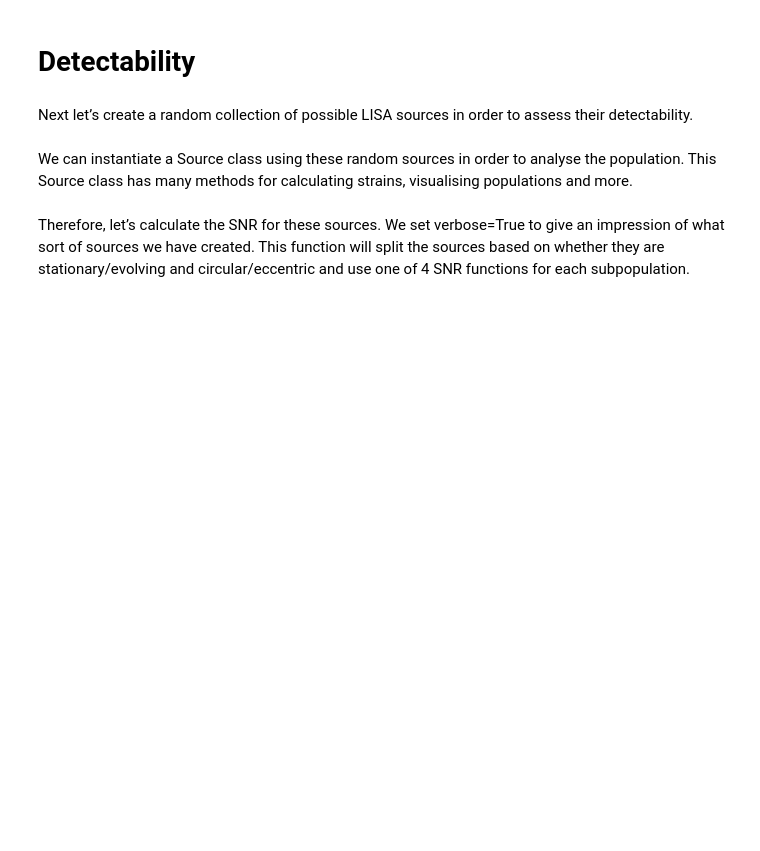
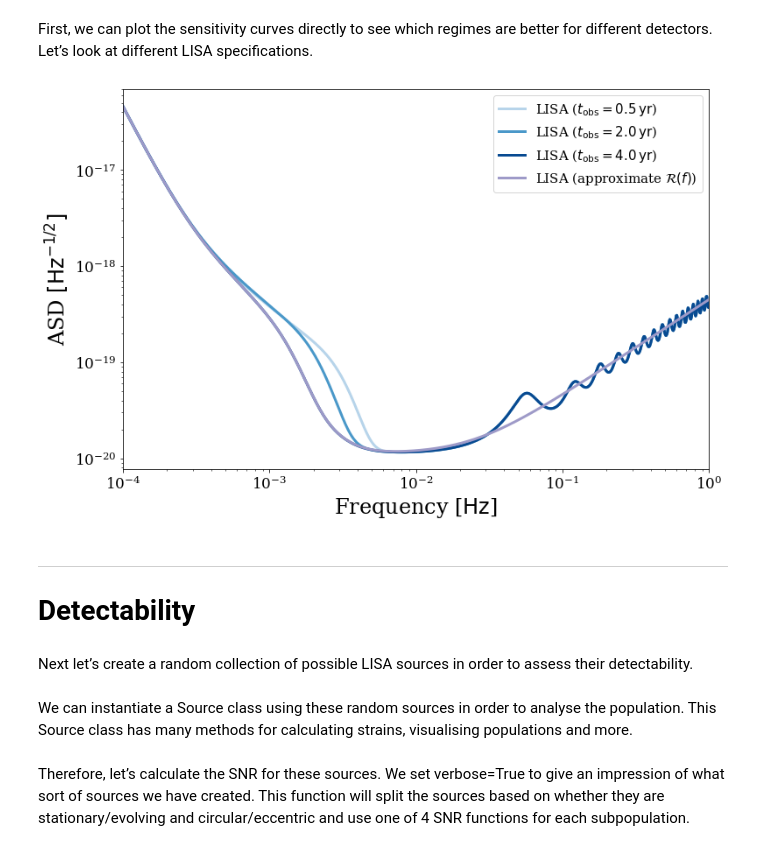
Before and after one commit to hluebbering/gravitational-waves, a Jupyter notebook: examples/04_Visualizations.ipynb, the cells around one changed output. Saved outputs shown, nothing was run; the diff lists cells and outputs as text; code cells hidden in the pictures; blank space fills up the shorter version.

```diff
--- a/examples/04_Visualizations.ipynb
+++ b/examples/04_Visualizations.ipynb
@@ -1,4 +11,35 @@
+# %% [markdown]
+First, we can plot the sensitivity curves directly to see which regimes are better for different detectors. Let’s look at different LISA specifications.
+# %%
+# create new figure
+fig, ax = plt.subplots()
+
+# define the frequency range of interest
+fr = np.logspace(-4, 0, 1000) * u.Hz
+
+# plot a sensitivity curve for different mission lengths
+linewidth = 3
+for i, t_obs in enumerate([0.5, 2.0, 4.0]):
+    gw.visualisation.plot_sensitivity_curve(frequency_range=fr, t_obs=t_obs * u.yr,
+                                            fig=fig, ax=ax, show=False, fill=False, linewidth=linewidth,
+                                            color=plt.get_cmap("Blues")((i + 1) * 0.3),
+                                            label=r"LISA ($t_{{\rm obs}} = {{{}}} \, {{\rm yr}}$)".format(t_obs))
+
+# plot the LISA curve with an approximate response function
+gw.visualisation.plot_sensitivity_curve(frequency_range=fr, approximate_R=True,
+                                        fig=fig, ax=ax, show=False, fill=False, linewidth=linewidth,
+                                        color=plt.get_cmap("Purples")(0.5),
+                                        label=r"LISA (approximate $\mathcal{R}(f)$)")
+
+
+ax.legend(fontsize=15)
+
+plt.show()
+# %% [output]
+[figure, added]
 # %% [markdown]
+---------------------------------------------------------------------
+
 # Detectability
 # %% [markdown]
 Next let’s create a random collection of possible LISA sources in order to assess their detectability.
```
Also changed, not shown: parts of 3 cells of this notebook, 12 other files.
